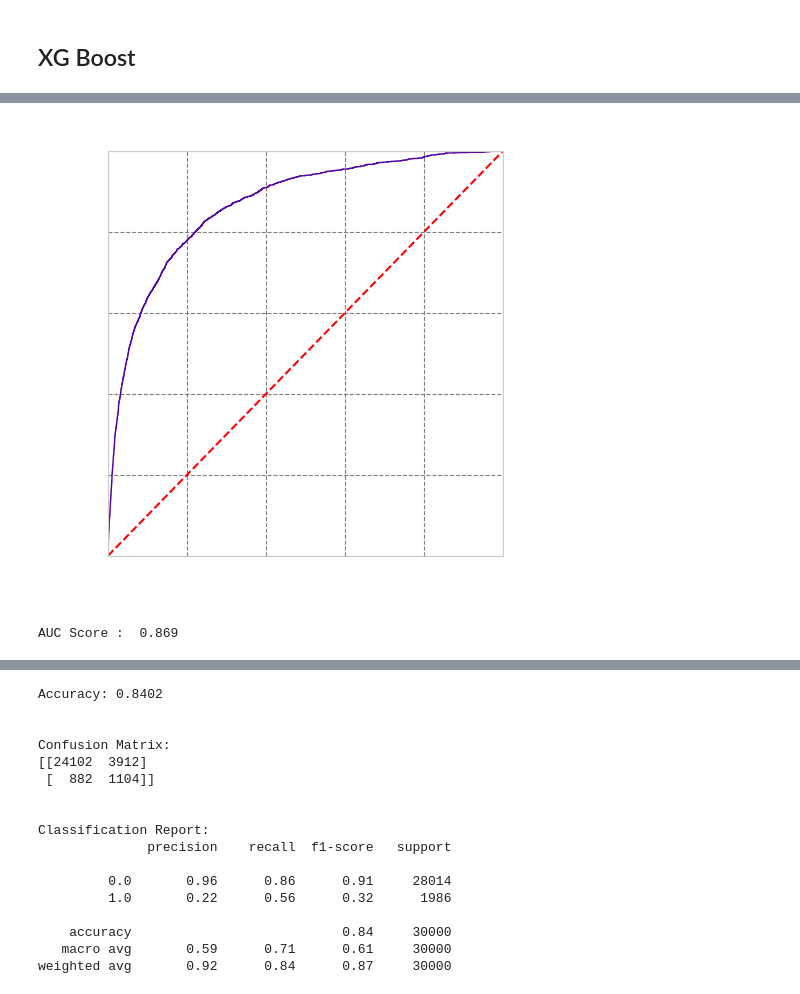
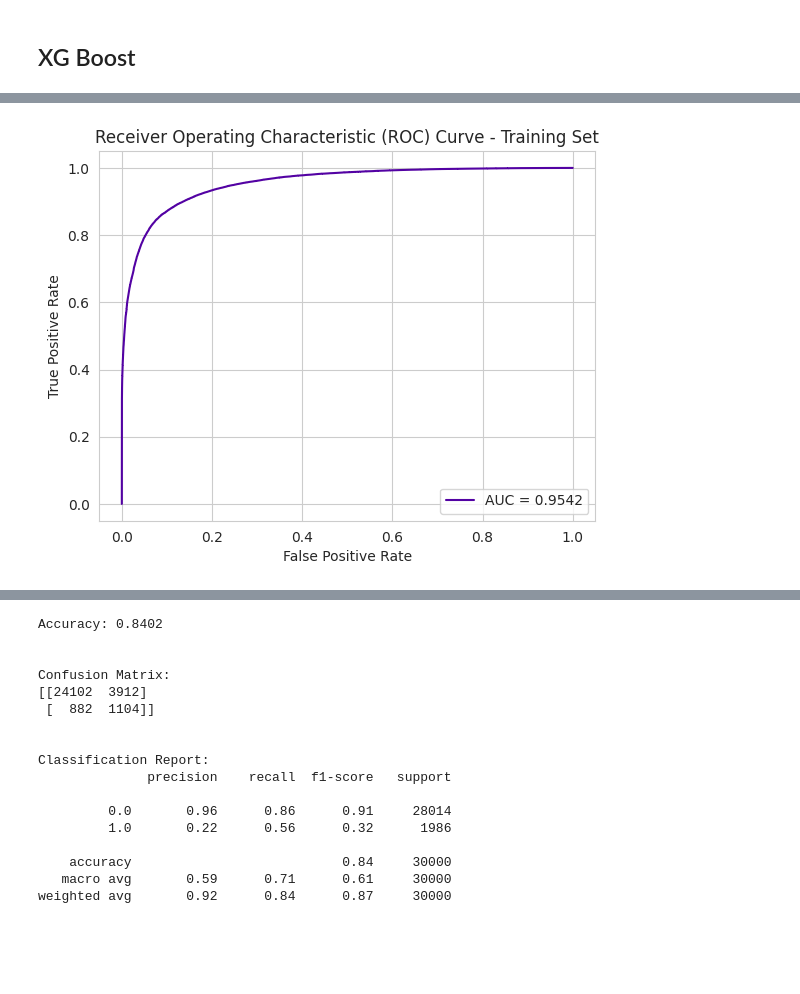
Before and after one commit to Saba-a11/Kaggle_Credit_Score, a Jupyter notebook: CreditModel.ipynb, the cells around one changed output, grey strips where cells are left out. Saved outputs shown, nothing was run; the diff lists cells and outputs as text; code cells hidden in the pictures; blank space fills up the shorter version.

```diff
--- a/CreditModel.ipynb
+++ b/CreditModel.ipynb
@@ -1052,13 +1008,32 @@ AUC Score:  0.8613
-# %%
-# Get prediction probabilities for X_test
-clf_scores_proba_val = clf.predict_proba(X_test_scaled)
-y_prob = clf_scores_proba_val[::,1]
-
-# Calculate ROC curve
-fpr, tpr, _ = roc_curve(y_test, y_prob)
-plot_roc_curve(fpr,tpr)
-roc_auc_val = roc_auc_score(y_test, y_prob)
-print('AUC Score : ', round(roc_auc_val, 4))
-# %% [output]
-[figure, removed]
-AUC Score :  0.869
+# %%
+from imblearn.over_sampling import SMOTE
+from sklearn.metrics import roc_curve, auc, roc_auc_score, precision_score, recall_score, f1_score, average_precision_score
+from xgboost import XGBClassifier
+import matplotlib.pyplot as plt
+
+# Assuming X_train_scaled, y_train, X_test_scaled, and y_test are defined
+
+# Apply SMOTE to balance the classes
+smote = SMOTE(random_state=123)
+X_train_resampled, y_train_resampled = smote.fit_resample(X_train_scaled, y_train)
+
+# Create XGBoost model on resampled data
+clf = XGBClassifier(random_state=123, n_estimators=150, learning_rate=0.05, max_depth=5)
+clf.fit(X_train_resampled, y_train_resampled)
+
+# Get prediction probabilities for training set
+clf_scores_prob_train = clf.predict_proba(X_train_resampled)
+clf_prob_train = clf_scores_prob_train[:, 1]
+
+# Calculate ROC curve for training set
+fpr_train, tpr_train, _ = roc_curve(y_train_resampled, clf_prob_train)
+roc_auc_train = auc(fpr_train, tpr_train)
+plt.figure()
+plt.plot(fpr_train, tpr_train, label=f'AUC = {roc_auc_train:.4f}')
+plt.title('Receiver Operating Characteristic (ROC) Curve - Training Set')
+plt.xlabel('False Positive Rate')
+plt.ylabel('True Positive Rate')
+plt.legend()
+plt.show()
+# %% [output]
+[figure, added]
```
Also changed, not shown: parts of 20 cells of this notebook.
